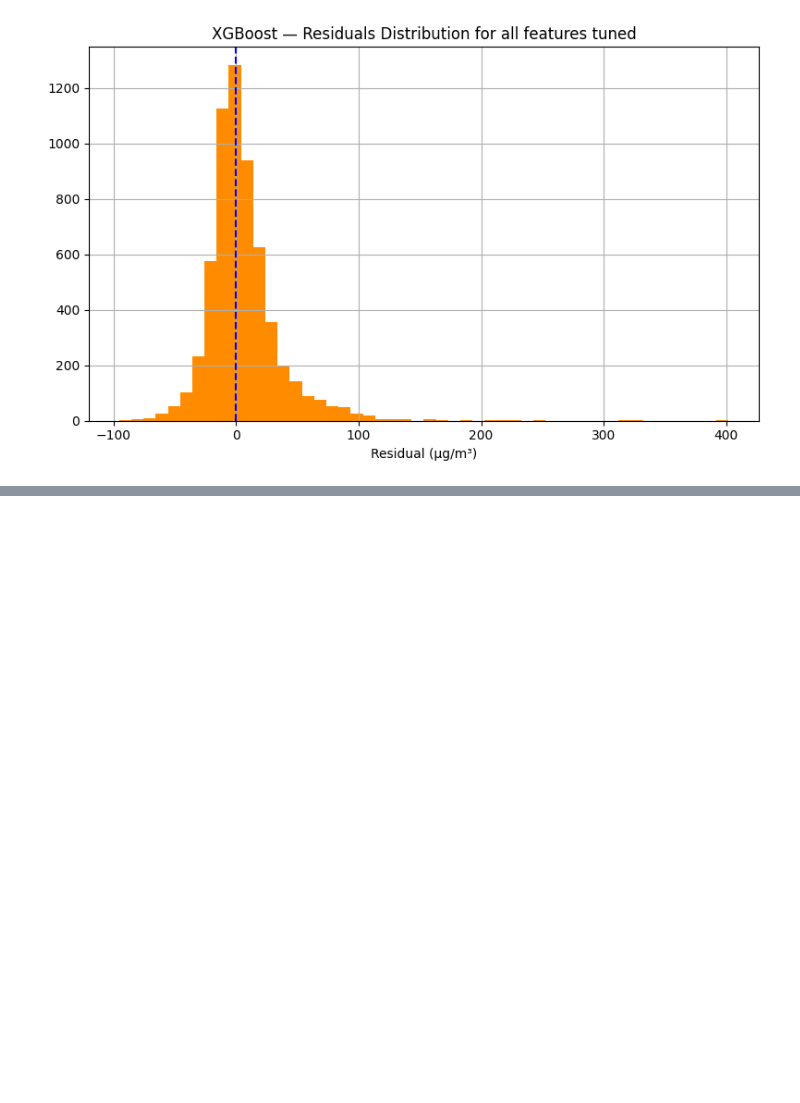
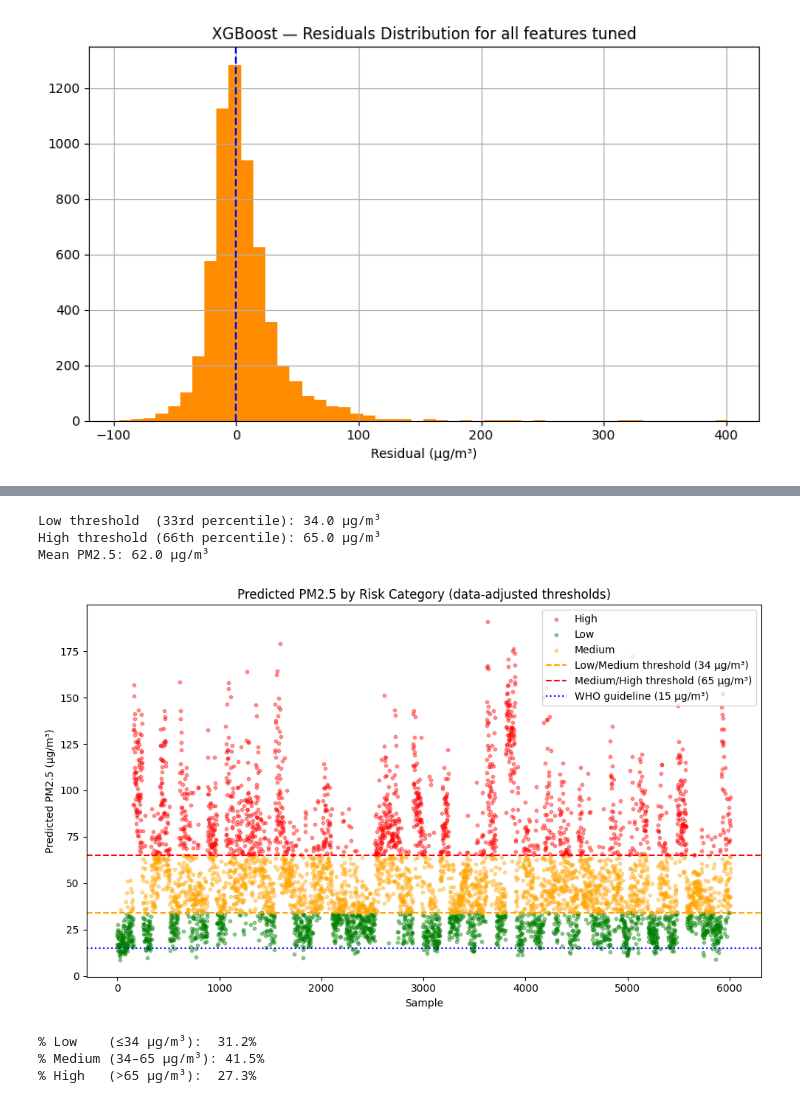
Before and after one commit to flyingpinguu/air_pollution_mlproject, a Jupyter notebook: XGBoost.ipynb, the cells around one changed output, grey strips where cells are left out. Drawn from its saved outputs; the diff is of its cells as text; code cells hidden in the pictures; blank space fills up the shorter version.

```diff
--- a/XGBoost.ipynb
+++ b/XGBoost.ipynb
@@ -316,0 +383,58 @@ plt.show()
+# %%
+# Define thresholds based on your y_tr training data distribution
+low_threshold    = y_tr.quantile(0.33)   # bottom third
+high_threshold   = y_tr.quantile(0.66)   # top third
+
+print(f"Low threshold  (33rd percentile): {low_threshold:.1f} µg/m³")
+print(f"High threshold (66th percentile): {high_threshold:.1f} µg/m³")
+print(f"Mean PM2.5: {y_tr.mean():.1f} µg/m³")
+
+# Categorise predictions
+def get_category(val):
+    if val <= low_threshold:
+        return 'Low'
+    elif val <= high_threshold:
+        return 'Medium'
+    else:
+        return 'High'
+
+pred_df = pd.DataFrame({
+    'Actual':    y_val.values,
+    'Predicted': y_val_pred
+})
+pred_df['Category'] = pred_df['Predicted'].apply(get_category)
+
+# Plot
+colors = {'Low': 'green', 'Medium': 'orange', 'High': 'red'}
+
+plt.figure(figsize=(10, 6))
+for category, group in pred_df.groupby('Category'):
+    plt.scatter(group.index, group['Predicted'],
+                label=category, color=colors[category], alpha=0.4, s=10)
+
+plt.axhline(y=low_threshold,  color='orange', linestyle='--', linewidth=1.5,
+            label=f'Low/Medium threshold ({low_threshold:.0f} µg/m³)')
+plt.axhline(y=high_threshold, color='red',    linestyle='--', linewidth=1.5,
+            label=f'Medium/High threshold ({high_threshold:.0f} µg/m³)')
+plt.axhline(y=15, color='blue', linestyle=':', linewidth=1.5,
+            label='WHO guideline (15 µg/m³)')
+
+plt.xlabel("Sample")
+plt.ylabel("Predicted PM2.5 (µg/m³)")
+plt.title("Predicted PM2.5 by Risk Category (data-adjusted thresholds)")
+plt.legend()
+plt.tight_layout()
+plt.show()
+
+# Summary
+print(f"\n% Low    (≤{low_threshold:.0f} µg/m³):  {(pred_df['Category'] == 'Low').mean()*100:.1f}%")
+print(f"% Medium ({low_threshold:.0f}–{high_threshold:.0f} µg/m³): {(pred_df['Category'] == 'Medium').mean()*100:.1f}%")
+print(f"% High   (>{high_threshold:.0f} µg/m³):  {(pred_df['Category'] == 'High').mean()*100:.1f}%")
+# %% [output]
+Low threshold  (33rd percentile): 34.0 µg/m³
+High threshold (66th percentile): 65.0 µg/m³
+Mean PM2.5: 62.0 µg/m³
+[figure, added]
+% Low    (≤34 µg/m³):  31.2%
+% Medium (34–65 µg/m³): 41.5%
+% High   (>65 µg/m³):  27.3%
```
Also changed, not shown: parts of 2 cells of this notebook, 2 other files.
